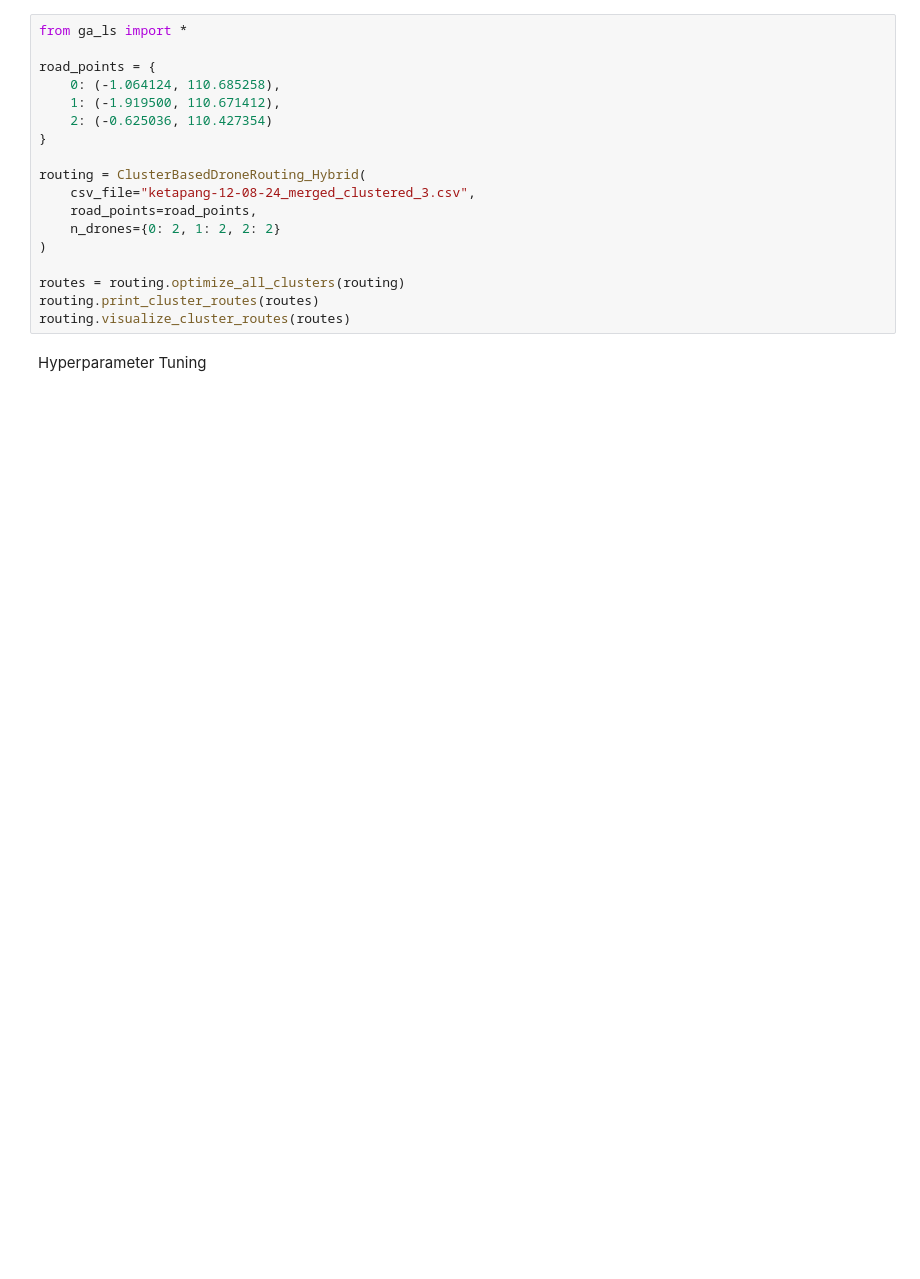
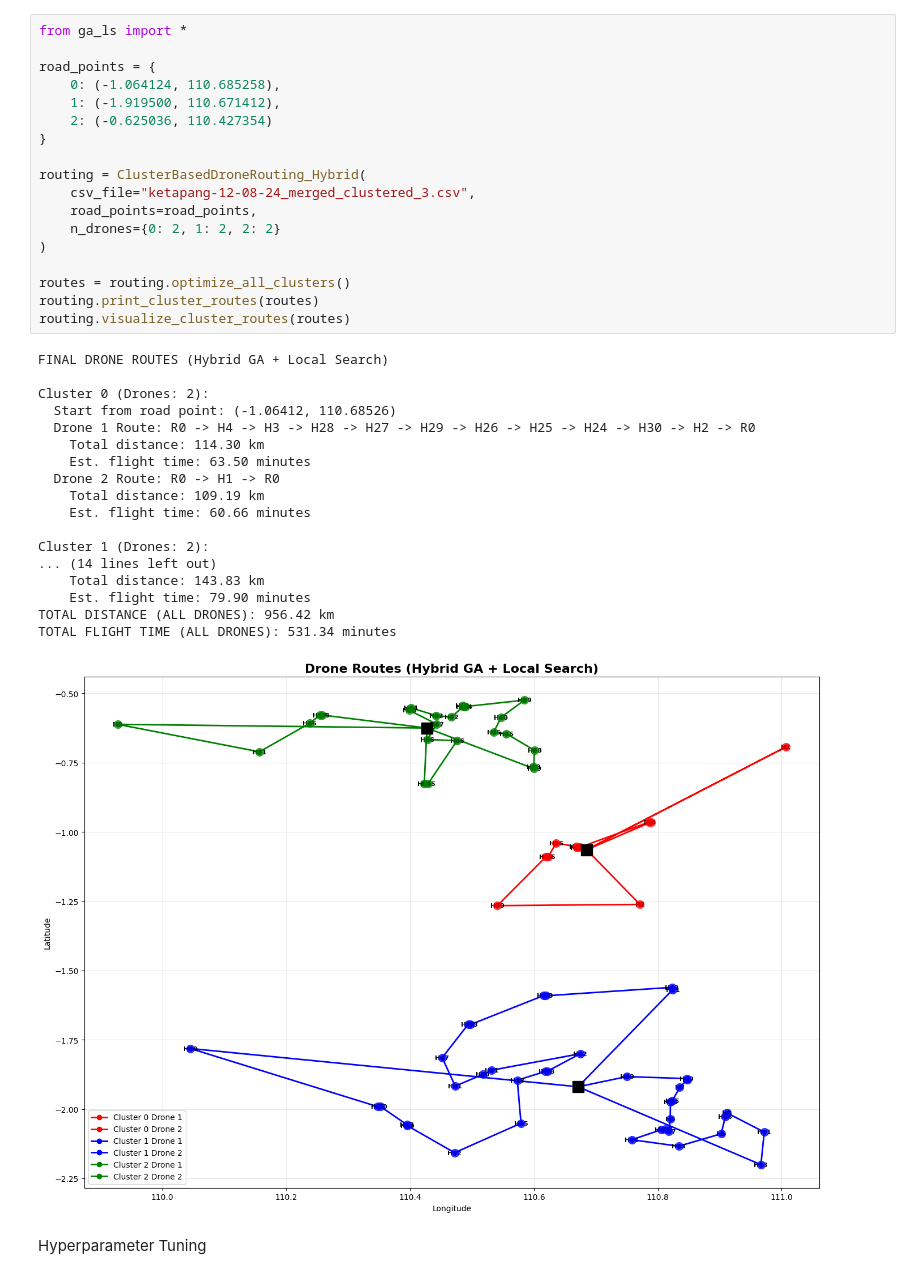
Before and after one commit to koiiiko/softcomp, a Jupyter notebook: hybrid_ga_ls.ipynb, the cells around one changed output. Drawn from its saved outputs; the diff is of its cells as text; blank space fills up the shorter version.

```diff
--- a/hybrid_ga_ls.ipynb
+++ b/hybrid_ga_ls.ipynb
@@ -1,21 +1,40 @@
 # %%
 from ga_ls import *
 
 road_points = {
     0: (-1.064124, 110.685258),
     1: (-1.919500, 110.671412),
     2: (-0.625036, 110.427354)
 }
 
 routing = ClusterBasedDroneRouting_Hybrid(
     csv_file="ketapang-12-08-24_merged_clustered_3.csv",
     road_points=road_points,
     n_drones={0: 2, 1: 2, 2: 2}
 )
 
-routes = routing.optimize_all_clusters(routing)
+routes = routing.optimize_all_clusters()
 routing.print_cluster_routes(routes)
 routing.visualize_cluster_routes(routes)
+# %% [output]
+FINAL DRONE ROUTES (Hybrid GA + Local Search)
+
+Cluster 0 (Drones: 2):
+  Start from road point: (-1.06412, 110.68526)
+  Drone 1 Route: R0 -> H4 -> H3 -> H28 -> H27 -> H29 -> H26 -> H25 -> H24 -> H30 -> H2 -> R0
+    Total distance: 114.30 km
+    Est. flight time: 63.50 minutes
+  Drone 2 Route: R0 -> H1 -> R0
+    Total distance: 109.19 km
+    Est. flight time: 60.66 minutes
+
+Cluster 1 (Drones: 2):
+... (14 lines left out)
+    Total distance: 143.83 km
+    Est. flight time: 79.90 minutes
+TOTAL DISTANCE (ALL DRONES): 956.42 km
+TOTAL FLIGHT TIME (ALL DRONES): 531.34 minutes
+[figure, added]
 # %% [markdown]
 Hyperparameter Tuning
 # %%
```
Also changed, not shown: parts of 2 cells of this notebook, 2 other files.
